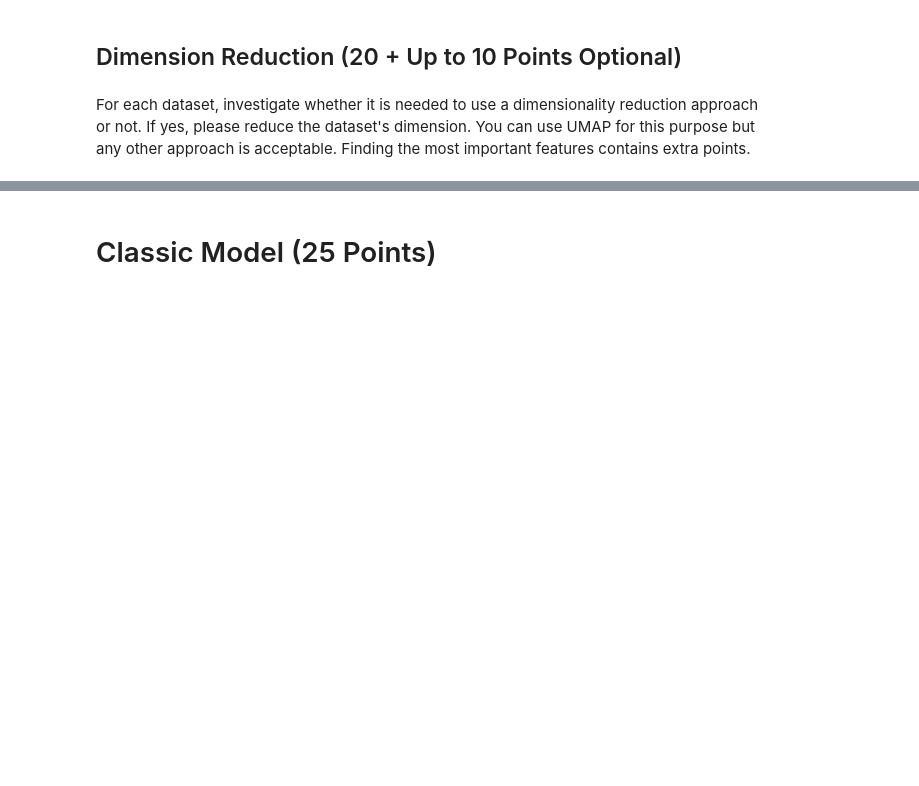
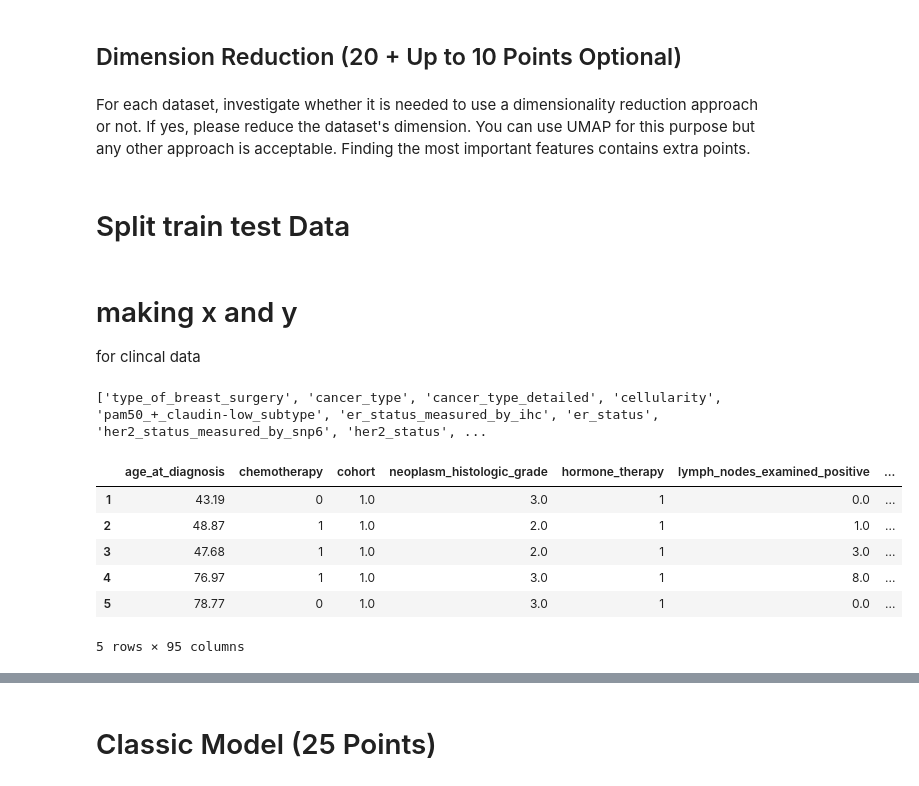
Before and after one commit to mohammadtaghi005/Breast-Cancer-Prediction, a Jupyter notebook: ML_Project.ipynb, the cells around one changed output, grey strips where cells are left out. Drawn from its saved outputs; the diff is of its cells as text; code cells hidden in the pictures; blank space fills up the shorter version.

```diff
--- a/ML_Project.ipynb
+++ b/ML_Project.ipynb
@@ -241,3 +250,30 @@ both the patients who survived and died have right skewed distribution
 For each dataset, investigate whether it is needed to use a dimensionality reduction approach or not. If yes, please reduce the dataset's dimension. You can use UMAP for this purpose but any other approach is acceptable. Finding the most important features contains extra points.
 # %%
 # TODO
+# %% [markdown]
+# Split train test Data
+# %% [markdown]
+# making x and y
+for clincal data
+# %%
+categorical_columns = clinical_data.select_dtypes(include=['object']).columns.tolist()
+print(categorical_columns)
+categorical_columns.remove('death_from_cancer' )
+
+
+dummies_df = pd.get_dummies(clinical_data.drop('patient_id',axis=1 ), columns= categorical_columns, dummy_na=True)
+dummies_df.dropna(inplace = True)
+
+
+clinical_X = dummies_df.drop(['death_from_cancer', 'overall_survival'], axis=1)
+clinical_y = dummies_df['overall_survival']
+dummies_df.head()
+# %% [output]
+['type_of_breast_surgery', 'cancer_type', 'cancer_type_detailed', 'cellularity', 'pam50_+_claudin-low_subtype', 'er_status_measured_by_ihc', 'er_status', 'her2_status_measured_by_snp6', 'her2_status', ...
+|  | age_at_diagnosis | chemotherapy | cohort | neoplasm_histologic_grade | hormone_therapy | lymph_nodes_examined_positive | ... |
+| 1 | 43.19 | 0 | 1.0 | 3.0 | 1 | 0.0 | ... |
+| 2 | 48.87 | 1 | 1.0 | 2.0 | 1 | 1.0 | ... |
+| 3 | 47.68 | 1 | 1.0 | 2.0 | 1 | 3.0 | ... |
+| 4 | 76.97 | 1 | 1.0 | 3.0 | 1 | 8.0 | ... |
+| 5 | 78.77 | 0 | 1.0 | 3.0 | 1 | 0.0 | ... |
+5 rows × 95 columns
```
Also changed, not shown: parts of 16 cells of this notebook.
